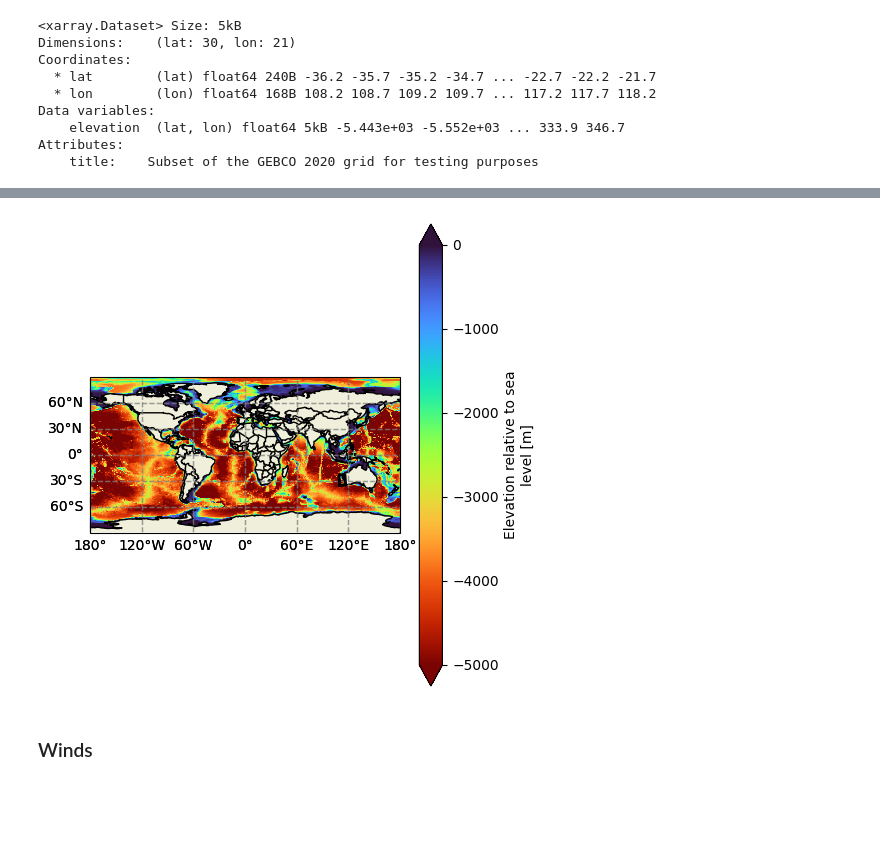
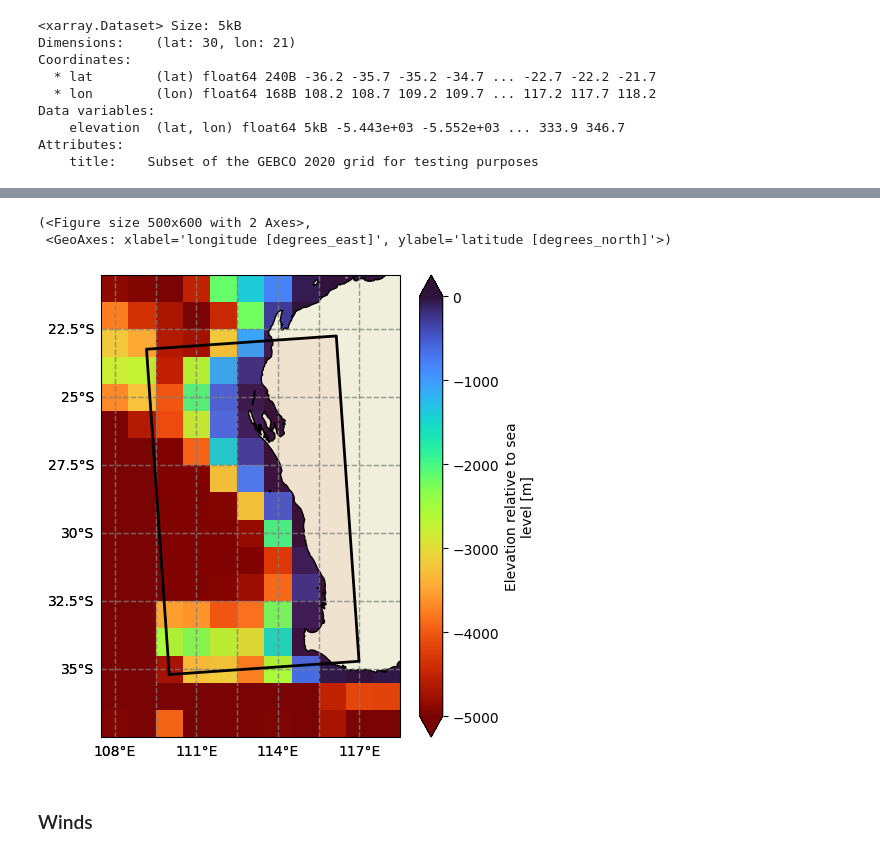
Before and after one commit to rom-py/perth-demo-2025, a Jupyter notebook: examples/example_perth.ipynb, the cells around one changed output, grey strips where cells are left out. Saved outputs shown, nothing was run; the diff lists cells and outputs as text; code cells hidden in the pictures; blank space fills up the shorter version.

```diff
--- a/examples/example_perth.ipynb
+++ b/examples/example_perth.ipynb
@@ -194,9 +224,10 @@ bottom = SwanDataGrid(
     z1="elevation",
     fac=-1,
     coords={"x": "lon", "y": "lat"},
-    crop_data=False,  # So data isn't cropped to model grid inside SwanConfig
+    crop_data=True,  # So data isn't cropped to model grid inside SwanConfig
+    buffer=2
 )
-
+bottom.get(grid=grid, destdir=workdir)
 fig, ax = bottom.plot(
     param="elevation", vmin=-5000, vmax=0, cmap="turbo_r", figsize=(5, 6)
 )
@@ -207,4 +248,6 @@ grid.plot(ax=ax)
+(<Figure size 500x600 with 2 Axes>,
+ <GeoAxes: xlabel='longitude [degrees_east]', ylabel='latitude [degrees_north]'>)
-[figure, old version]
+[figure, new version]
 # %% [markdown]
 ### Winds
 # %%
```
Also changed, not shown: parts of 17 cells of this notebook, 1 other file.
